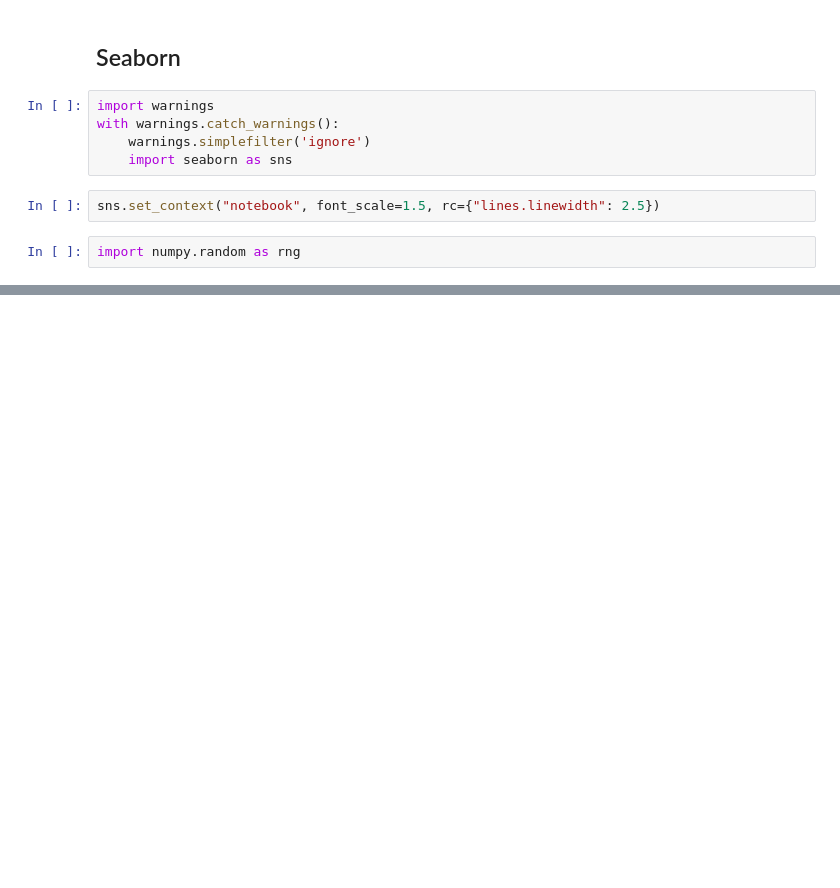
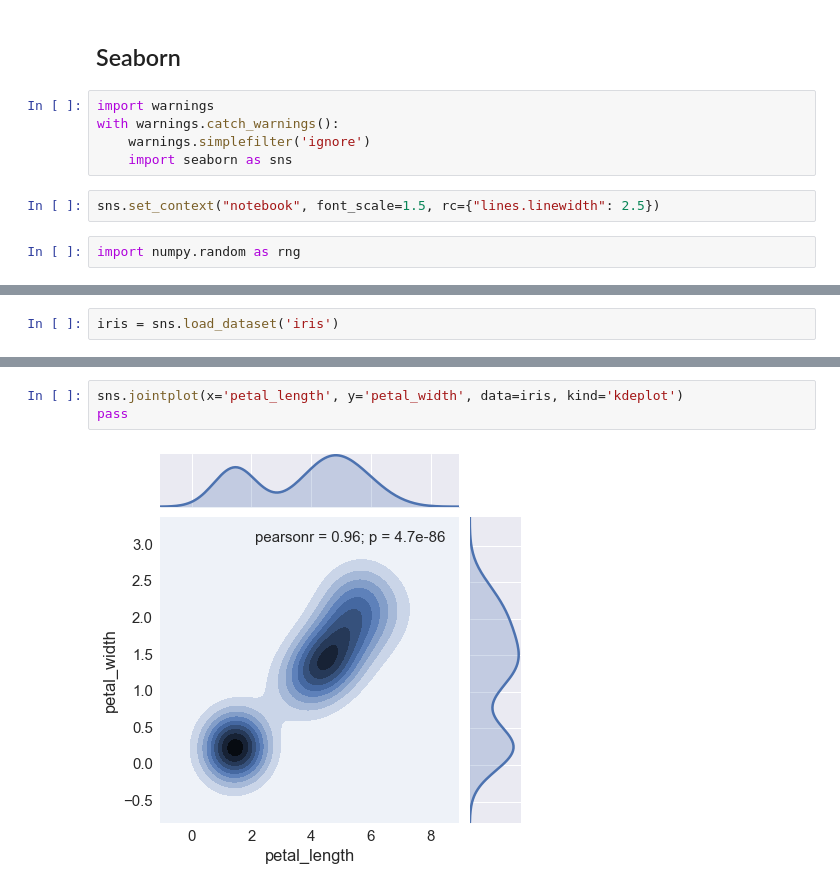
Before and after one commit to cliburn/sta-663-2016, a Jupyter notebook: lectures/03_Graphics.ipynb, the cells around one changed output, grey strips where cells are left out. Saved outputs shown, nothing was run; the diff lists cells and outputs as text; blank space fills up the shorter version.

```diff
--- a/lectures/03_Graphics.ipynb
+++ b/lectures/03_Graphics.ipynb
@@ -204,0 +220,2 @@ pass
+# %%
+iris = sns.load_dataset('iris')
@@ -204,0 +231,5 @@ pass
+# %%
+sns.jointplot(x='petal_length', y='petal_width', data=iris, kind='kdeplot')
+pass
+# %% [output]
+[figure, added]
```
Also changed, not shown: parts of 11 cells of this notebook.
